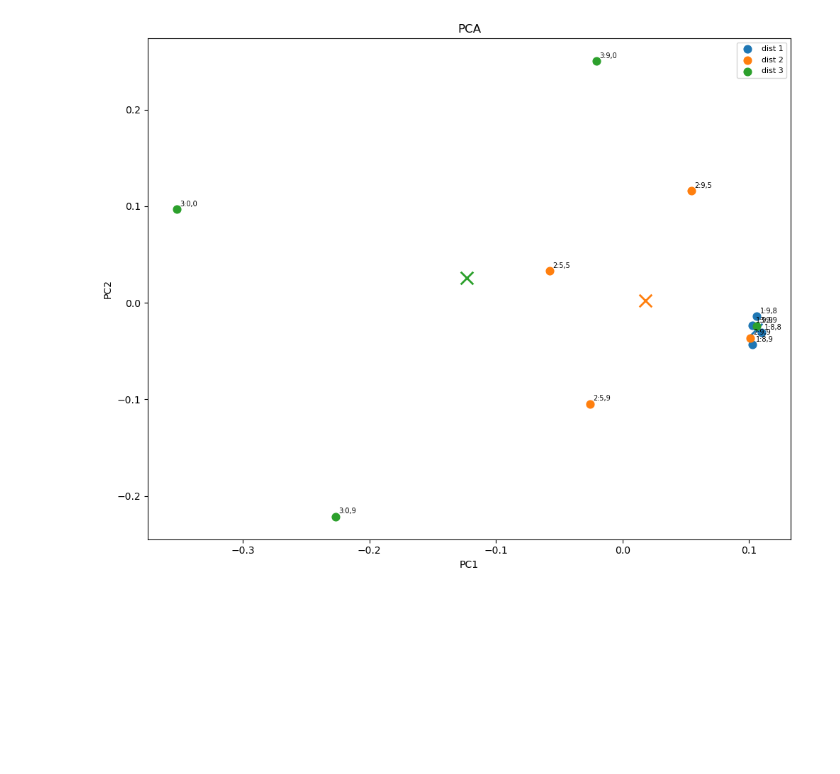
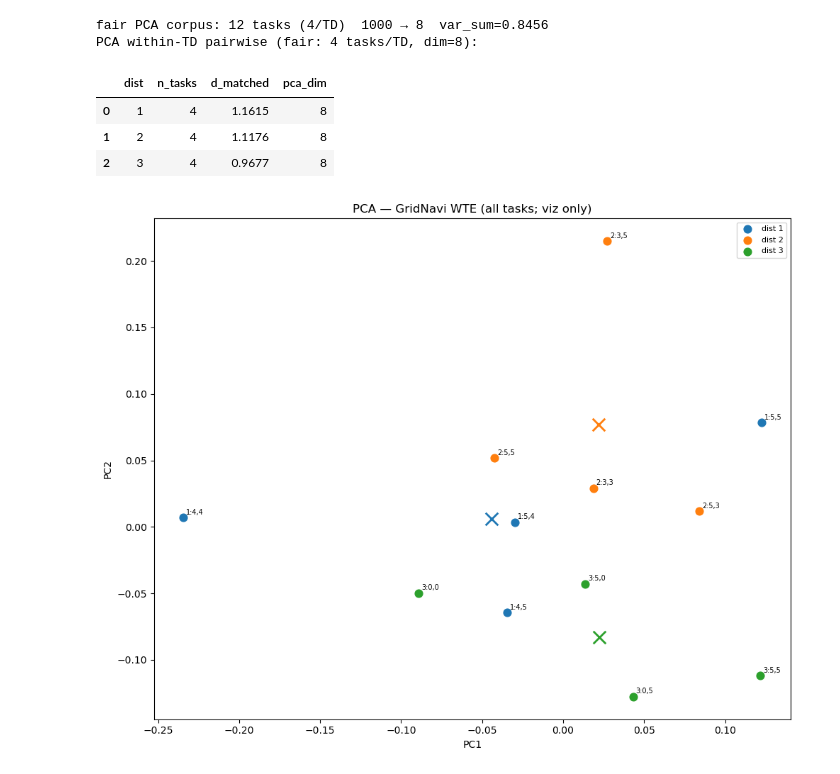
Before and after one commit to m-h3sh/hypex, a Jupyter notebook: scripts/exp2.ipynb, the cells around one changed output. Saved outputs shown, nothing was run; the diff lists cells and outputs as text; code cells hidden in the pictures; blank space fills up the shorter version.

```diff
--- a/scripts/exp2.ipynb
+++ b/scripts/exp2.ipynb
@@ -261,46 +314,78 @@ mean pairwise cosine distances within each task distribution:
 # %%
-# PCA visualizations of task embeddings
+# Fair PCA comparison vs exp9:
+# 1) Keep exactly PAIRWISE_SUBSET_SIZE tasks per TD (evenly spaced) so both
+#    envs contribute the same #points/TD to the PCA fit and pairwise stats.
+# 2) Fit PCA_DIM on that matched corpus, then within-TD mean pairwise on Z.
+# Full-data PCA (all tasks) is still used for the scatter plot below.
 
-rows, labels, goals = [], [], []
-for dist_id, task_dist in task_dists.items():
-    OUT_DIR = CODE_DIR / "data" / f"task_dist{dist_id}"
-    for goal in task_dist:
-        sar = np.load(OUT_DIR / f"goal_{goal[0]}_{goal[1]}.npy")
-        emb = np.asarray(detect.lwe(sar, ACTION_DIM)).ravel()
-        rows.append(emb)
-        labels.append(dist_id)
-        goals.append(goal)
+fair_rows, fair_labels, fair_goals = [], [], []
+for dist_id, embs in embeddings_by_dist.items():
+    idxs = evenly_spaced_indices(len(embs), PAIRWISE_SUBSET_SIZE)
+    g_list = goals_by_dist[dist_id]
+    for i in idxs:
+        fair_rows.append(embs[i])
+        fair_labels.append(dist_id)
+        fair_goals.append(g_list[i])
 
-X = np.stack(rows)  # (n_goals_total, Md)
-labels = np.asarray(labels)
+X_fair = np.stack(fair_rows)
+labels_fair = np.asarray(fair_labels)
+X_fair_n = X_fair / np.clip(np.linalg.norm(X_fair, axis=1, keepdims=True), 1e-12, None)
 
-X_n = X / np.linalg.norm(X, axis=1, keepdims=True)
+pca_dim_eff = min(X_fair.shape[0] - 1, X_fair.shape[1], PCA_DIM)
+if pca_dim_eff < PCA_DIM:
+    print(f"WARNING: PCA_DIM={PCA_DIM} > max feasible {pca_dim_eff}; using {pca_dim_eff}")
 
-Z = PCA(n_components=2, random_state=0).fit_transform(X_n)
+pca_fair = PCA(n_components=pca_dim_eff, random_state=0)
+Z_fair = pca_fair.fit_transform(X_fair_n)
+print(
+    f"fair PCA corpus: {len(fair_rows)} tasks "
+    f"({PAIRWISE_SUBSET_SIZE}/TD)  {X_fair.shape[1]} → {pca_dim_eff}  "
+    f"var_sum={pca_fair.explained_variance_ratio_.sum():.4f}"
+)
+
+z_fair_by_dist = {d: [] for d in embeddings_by_dist}
+for z, d in zip(Z_fair, labels_fair):
+    z_fair_by_dist[int(d)].append(z)
+
+df_within_pca = pd.DataFrame({
+    "dist": list(z_fair_by_dist.keys()),
+    "n_tasks": [len(v) for v in z_fair_by_dist.values()],
+    "d_matched": [mean_pairwise_cosine_distance(v) for v in z_fair_by_dist.values()],
+    "pca_dim": pca_dim_eff,
+})
+print(f"PCA within-TD pairwise (fair: {PAIRWISE_SUBSET_SIZE} tasks/TD, dim={pca_dim_eff}):")
+display(df_within_pca.round(4))
+
+# Scatter: PCA on *all* tasks (viz only; not used for the fair d table above)
+X_n = X / np.clip(np.linalg.norm(X, axis=1, keepdims=True), 1e-12, None)
+pca_viz = PCA(n_components=2, random_state=0)
+Z = pca_viz.fit_transform(X_n)
 
 fig, ax = plt.subplots(figsize=(10, 8))
 for dist_id in sorted(set(labels.tolist())):
     mask = labels == dist_id
     sc = ax.scatter(Z[mask, 0], Z[mask, 1], s=60, label=f"dist {dist_id}")
     color = sc.get_facecolors()[0]
     ax.scatter(
-        Z[mask, 0].mean(),
-        Z[mask, 1].mean(),
-        s=160,
-        marker="x",
-        linewidths=2,
-        c=[color],
+        Z[mask, 0].mean(), Z[mask, 1].mean(),
+        s=160, marker="x", linewidths=2, c=[color],
     )
 for (x, y), g, d in zip(Z, goals, labels):
     ax.annotate(f"{d}:{g[0]},{g[1]}", (x, y), fontsize=7, xytext=(3, 3), textcoords="offset points")
-ax.set_title("PCA")
+ax.set_title("PCA — GridNavi WTE (all tasks; viz only)")
 ax.legend(fontsize=8)
 ax.set_xlabel("PC1")
 ax.set_ylabel("PC2")
 fig.tight_layout()
 plt.show()
 # %% [output]
+fair PCA corpus: 12 tasks (4/TD)  1000 → 8  var_sum=0.8456
+PCA within-TD pairwise (fair: 4 tasks/TD, dim=8):
+|  | dist | n_tasks | d_matched | pca_dim |
+| 0 | 1 | 4 | 1.1615 | 8 |
+| 1 | 2 | 4 | 1.1176 | 8 |
+| 2 | 3 | 4 | 0.9677 | 8 |
-[figure, old version]
+[figure, new version]
 # %%
 # LDA visualization of task embeddings
 
```
Also changed, not shown: parts of 15 cells of this notebook, 9 other files.
